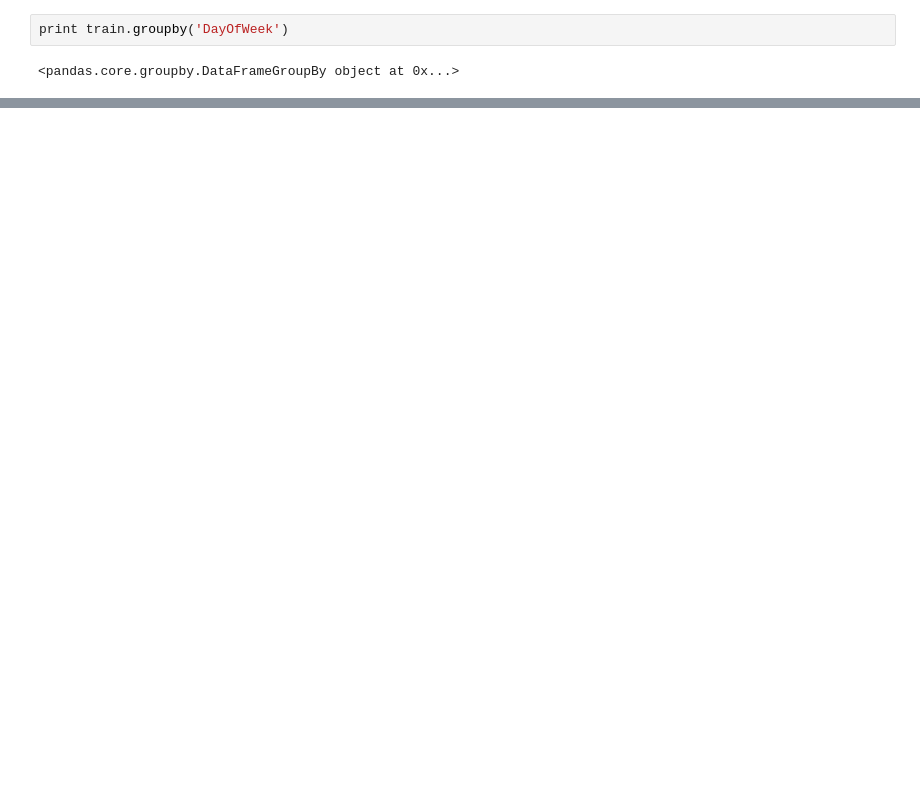
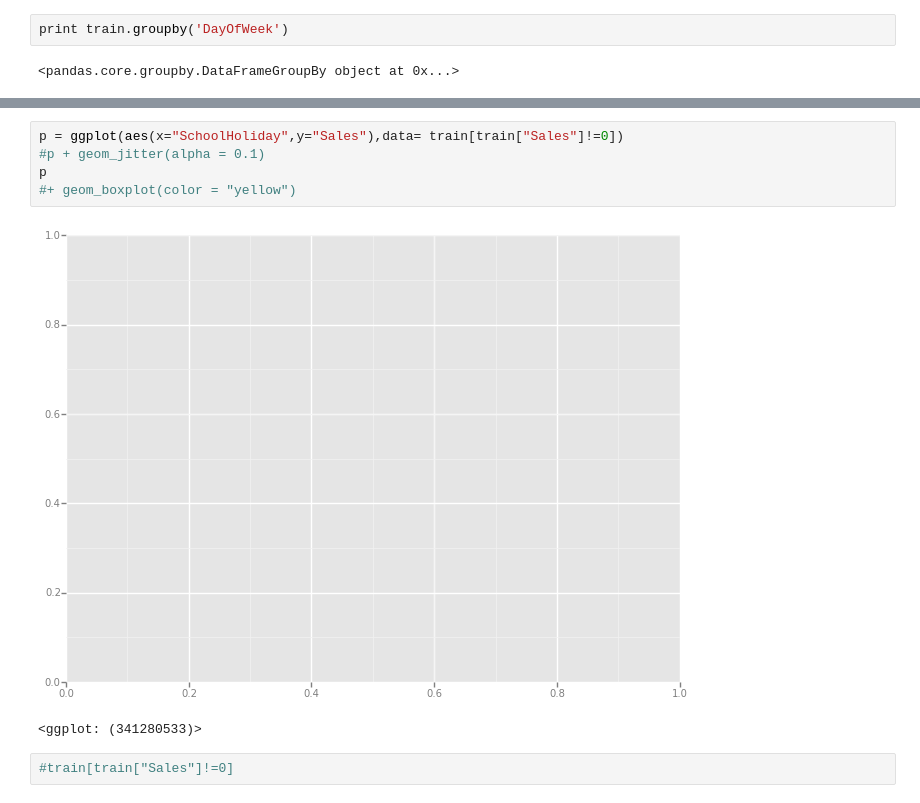
Before and after one commit to debugger06/Kaggle, a Jupyter notebook: rossmann/Untitled0.ipynb, the cells around one changed output, grey strips where cells are left out. Cells and saved outputs as stored; diff of their text form; blank space fills up the shorter version.

```diff
--- a/rossmann/Untitled0.ipynb
+++ b/rossmann/Untitled0.ipynb
@@ -308,0 +326,10 @@ print train.groupby('DayOfWeek')
+# %%
+p = ggplot(aes(x="SchoolHoliday",y="Sales"),data= train[train["Sales"]!=0])
+#p + geom_jitter(alpha = 0.1)
+p
+#+ geom_boxplot(color = "yellow")
+# %% [output]
+[figure, added]
+<ggplot: (341280533)>
+# %%
+#train[train["Sales"]!=0]
```
Also changed, not shown: parts of 29 cells of this notebook, 1 other file.
